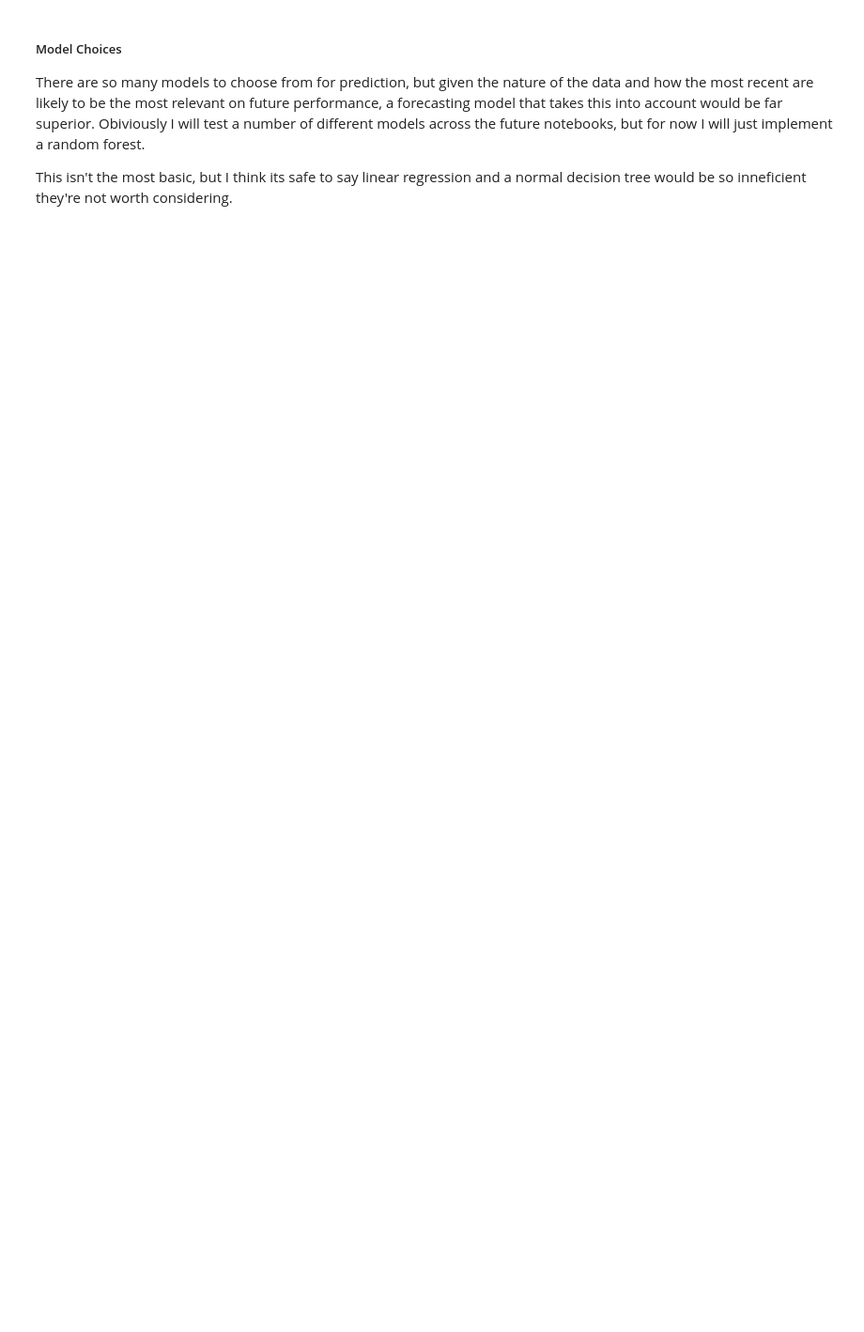
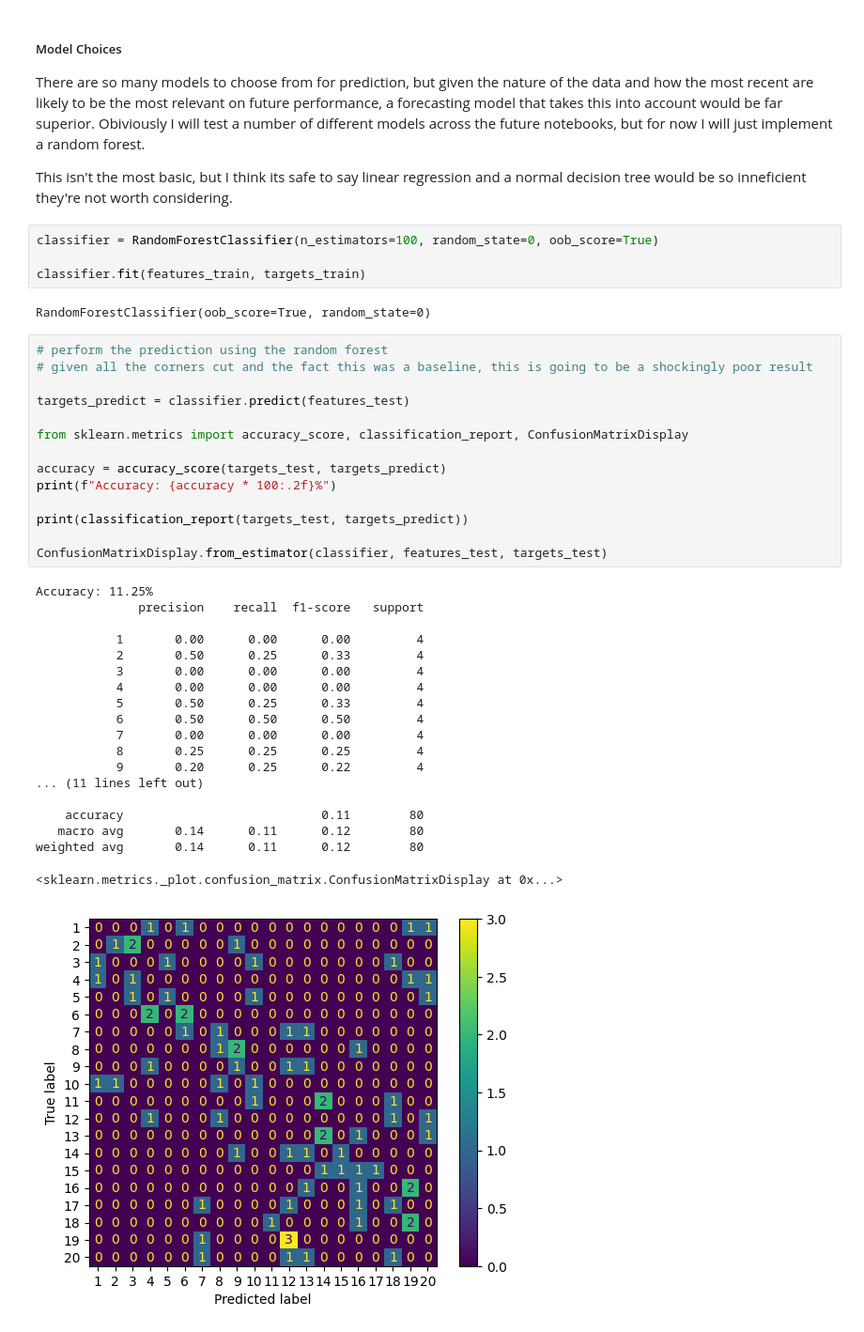
Before and after one commit to JordanEdward02/race_prediction, a Jupyter notebook: race_predictions.ipynb, the cells around one changed output. Shown: that part at 94% size. Saved outputs shown, nothing was run; the diff lists cells and outputs as text; blank space fills up the shorter version.

Commit message:
Create random forest classifier and basic analysis

```diff
--- a/race_predictions.ipynb
+++ b/race_predictions.ipynb
@@ -242,3 +229,43 @@ Name: RaceResult, dtype: int64
 There are so many models to choose from for prediction, but given the nature of the data and how the most recent are likely to be the most relevant on future performance, a forecasting model that takes this into account would be far superior. Obiviously I will test a number of different models across the future notebooks, but for now I will just implement a random forest.
 
 This isn't the most basic, but I think its safe to say linear regression and a normal decision tree would be so inneficient they're not worth considering.
+# %%
+classifier = RandomForestClassifier(n_estimators=100, random_state=0, oob_score=True)
+
+classifier.fit(features_train, targets_train)
+# %% [output]
+RandomForestClassifier(oob_score=True, random_state=0)
+# %%
+# perform the prediction using the random forest
+# given all the corners cut and the fact this was a baseline, this is going to be a shockingly poor result
+
+targets_predict = classifier.predict(features_test)
+
+from sklearn.metrics import accuracy_score, classification_report, ConfusionMatrixDisplay
+
+accuracy = accuracy_score(targets_test, targets_predict)
+print(f"Accuracy: {accuracy * 100:.2f}%")
+
+print(classification_report(targets_test, targets_predict))
+
+ConfusionMatrixDisplay.from_estimator(classifier, features_test, targets_test)
+# %% [output]
+Accuracy: 11.25%
+              precision    recall  f1-score   support
+
+           1       0.00      0.00      0.00         4
+           2       0.50      0.25      0.33         4
+           3       0.00      0.00      0.00         4
+           4       0.00      0.00      0.00         4
+           5       0.50      0.25      0.33         4
+           6       0.50      0.50      0.50         4
+           7       0.00      0.00      0.00         4
+           8       0.25      0.25      0.25         4
+           9       0.20      0.25      0.22         4
+... (11 lines left out)
+
+    accuracy                           0.11        80
+   macro avg       0.14      0.11      0.12        80
+weighted avg       0.14      0.11      0.12        80
+<sklearn.metrics._plot.confusion_matrix.ConfusionMatrixDisplay at 0x...>
+[figure, added]
```
Also changed, not shown: parts of 5 cells of this notebook.
